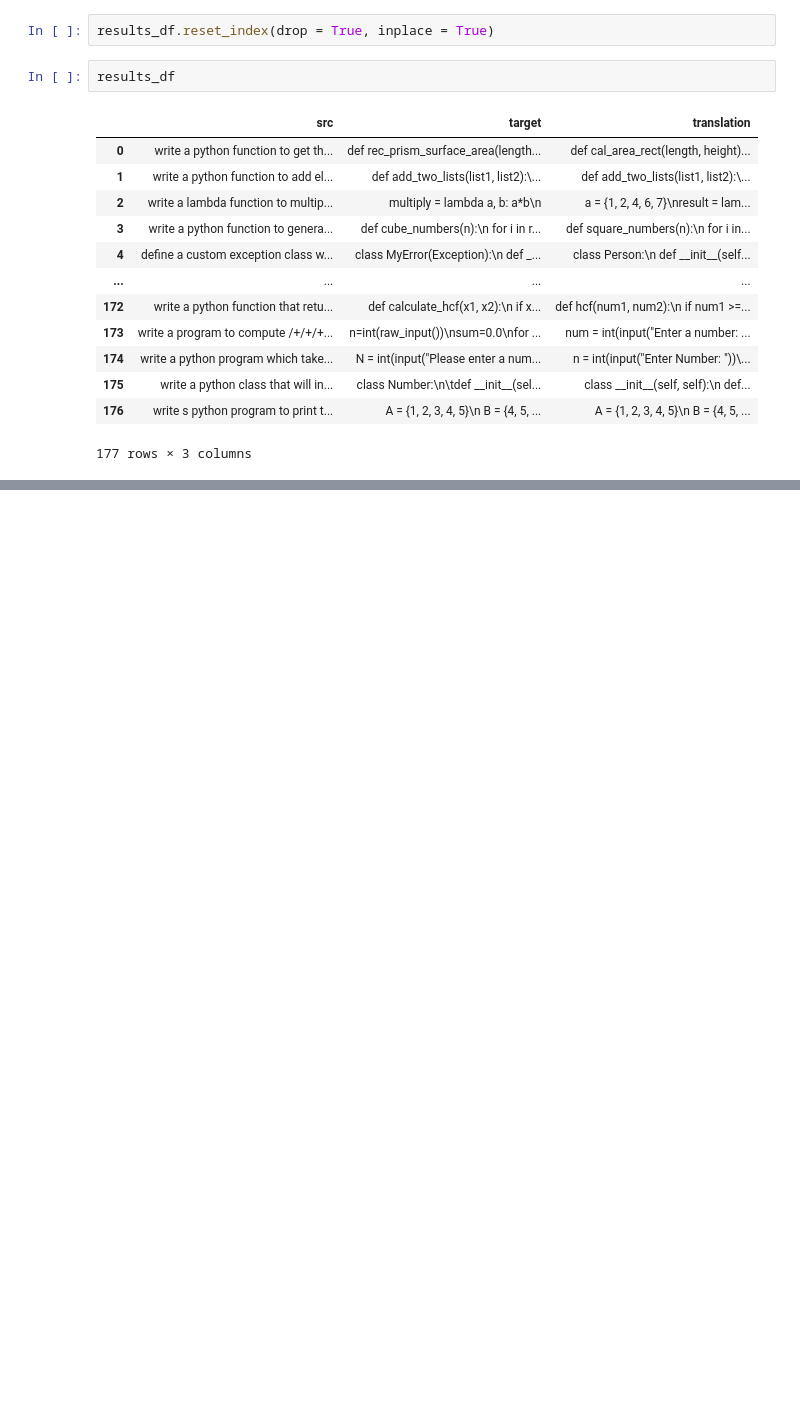
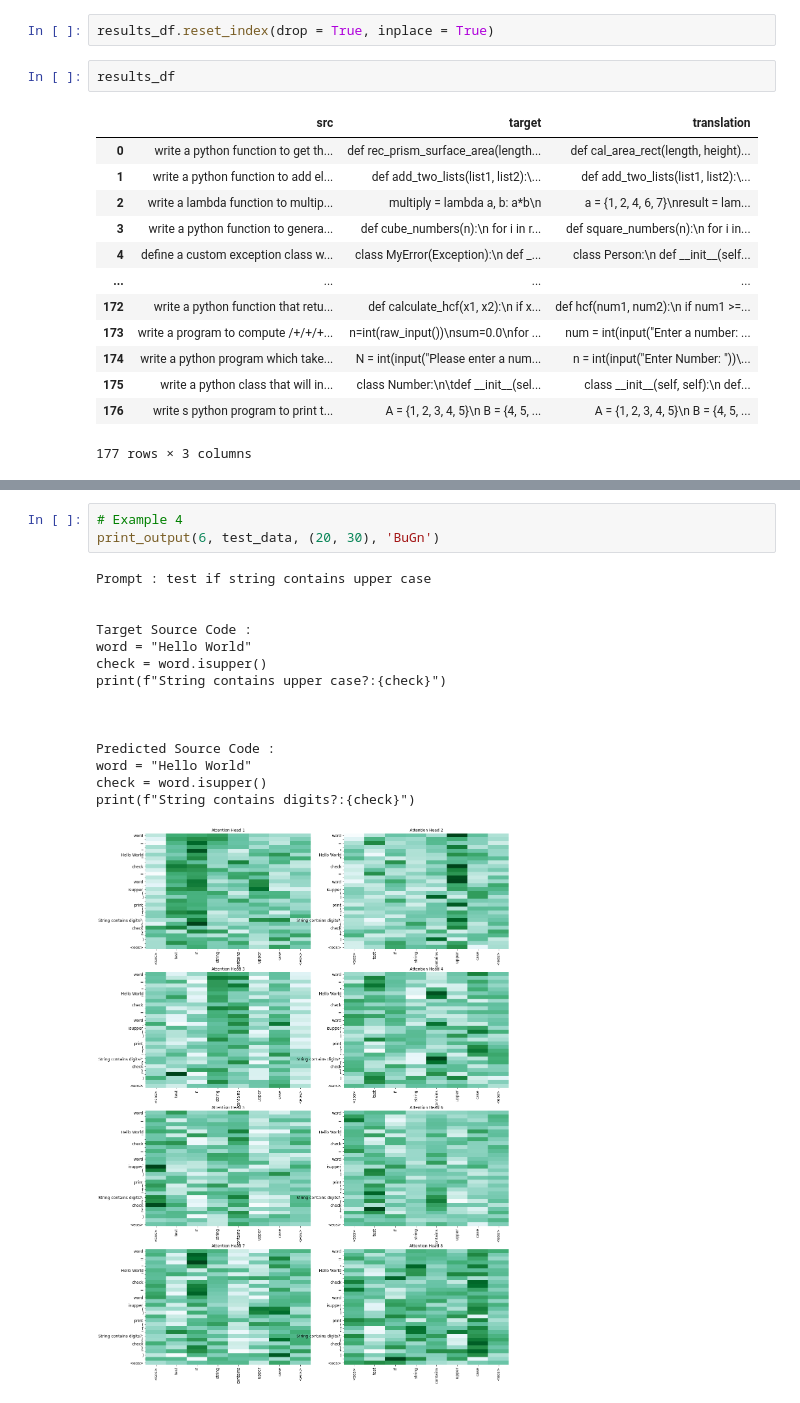
Before and after one commit to anubhabPanda/END_Phase1, a Jupyter notebook: Week14/Notebooks/Experiment2.ipynb, the cells around one changed output, grey strips where cells are left out. Cells and saved outputs as stored; diff of their text form; blank space fills up the shorter version.

```diff
--- a/Week14/Notebooks/Experiment2.ipynb
+++ b/Week14/Notebooks/Experiment2.ipynb
@@ -961,0 +1014,19 @@ print(f"Sample Dictionary:{thisdict}")
+# %%
+# Example 4
+print_output(6, test_data, (20, 30), 'BuGn')
+# %% [output]
+Prompt : test if string contains upper case
+
+
+Target Source Code :
+word = "Hello World"
+check = word.isupper()
+print(f"String contains upper case?:{check}")
+
+
+
+Predicted Source Code :
+word = "Hello World"
+check = word.isupper()
+print(f"String contains digits?:{check}")
+[figure, added]
```
Also changed, not shown: parts of 27 cells of this notebook.
